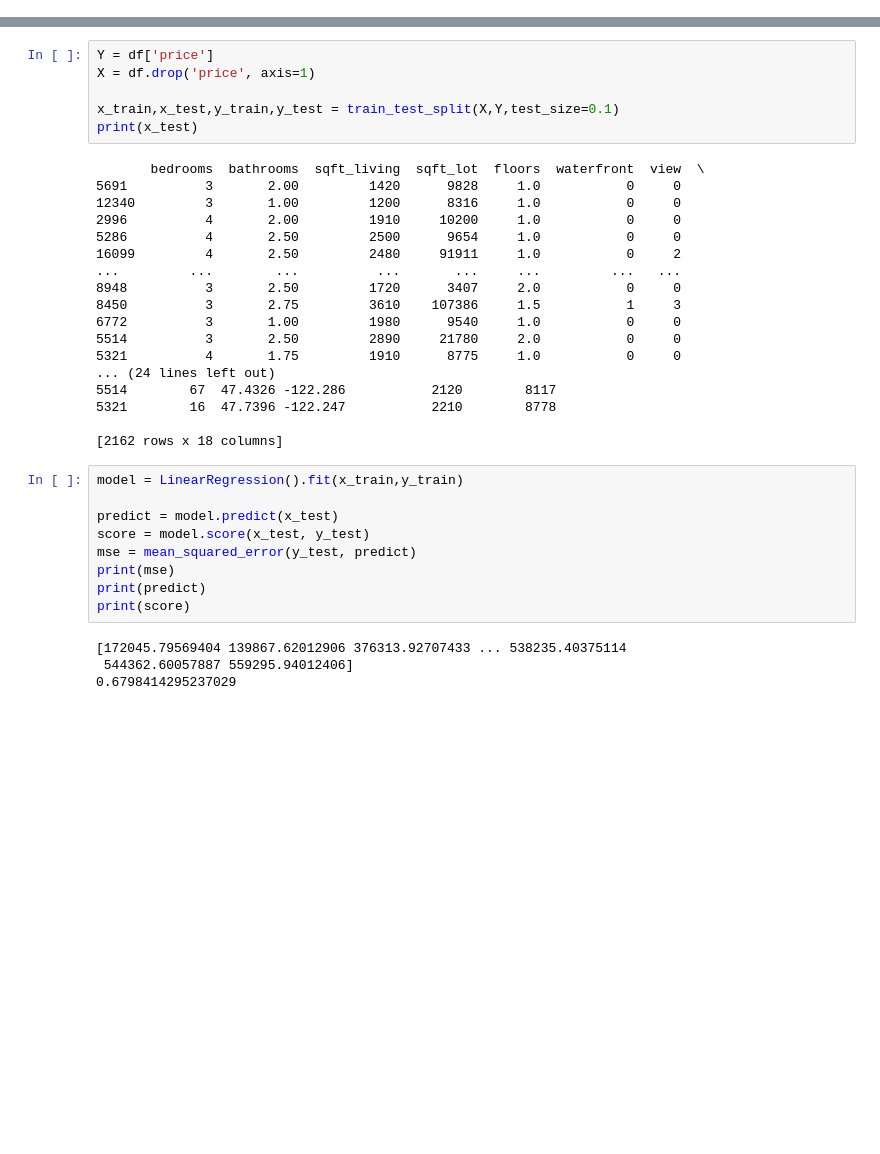
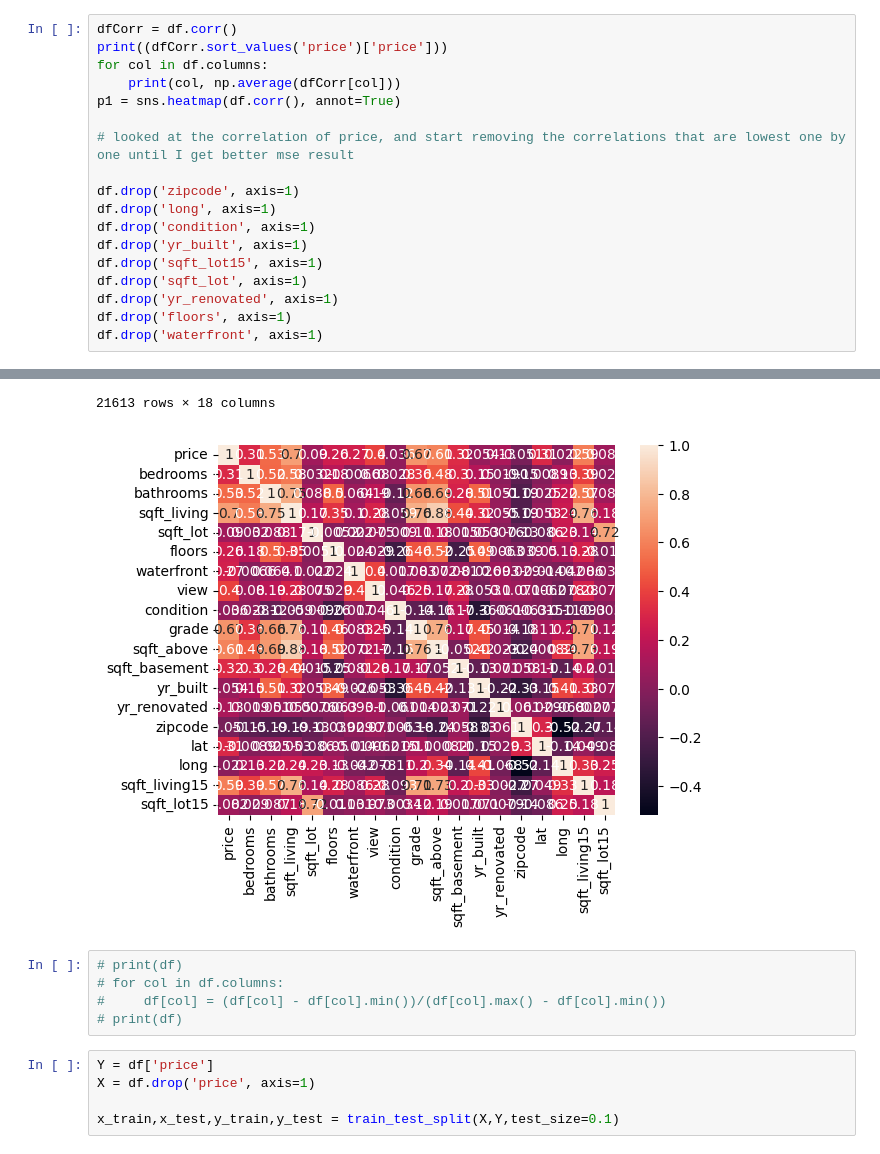
Before and after one commit to UdomP/Fall-2022, a Jupyter notebook: CIS 666 AI/Assignment_1/assignment_1_3.ipynb, the cells around one changed output, grey strips where cells are left out. Drawn from its saved outputs; the diff is of its cells as text; blank space fills up the shorter version.

```diff
--- a/CIS 666 AI/Assignment_1/assignment_1_3.ipynb
+++ b/CIS 666 AI/Assignment_1/assignment_1_3.ipynb
@@ -21,0 +19,19 @@ df['zipcode'] = le.fit_transform(df['zipcode'])
+# %%
+dfCorr = df.corr()
+print((dfCorr.sort_values('price')['price']))
+for col in df.columns:
+    print(col, np.average(dfCorr[col]))
+p1 = sns.heatmap(df.corr(), annot=True)
+
+# looked at the correlation of price, and start removing the correlations that are lowest one by one until I get better mse result
+
+df.drop('zipcode', axis=1)
+df.drop('long', axis=1)
+df.drop('condition', axis=1)
+df.drop('yr_built', axis=1)
+df.drop('sqft_lot15', axis=1)
+df.drop('sqft_lot', axis=1)
+df.drop('yr_renovated', axis=1)
+df.drop('floors', axis=1)
+df.drop('waterfront', axis=1)
+# %% [output]
@@ -22,37 +67,12 @@ df['zipcode'] = le.fit_transform(df['zipcode'])
+21613 rows × 18 columns
+[figure, added]
+# %%
+# print(df)
+# for col in df.columns:
+#     df[col] = (df[col] - df[col].min())/(df[col].max() - df[col].min())
+# print(df)
 # %%
 Y = df['price']
 X = df.drop('price', axis=1)
 
 x_train,x_test,y_train,y_test = train_test_split(X,Y,test_size=0.1)
-print(x_test)
-# %% [output]
-       bedrooms  bathrooms  sqft_living  sqft_lot  floors  waterfront  view  \
-5691          3       2.00         1420      9828     1.0           0     0
-12340         3       1.00         1200      8316     1.0           0     0
-2996          4       2.00         1910     10200     1.0           0     0
-5286          4       2.50         2500      9654     1.0           0     0
-16099         4       2.50         2480     91911     1.0           0     2
-...         ...        ...          ...       ...     ...         ...   ...
-8948          3       2.50         1720      3407     2.0           0     0
-8450          3       2.75         3610    107386     1.5           1     3
-6772          3       1.00         1980      9540     1.0           0     0
-5514          3       2.50         2890     21780     2.0           0     0
-5321          4       1.75         1910      8775     1.0           0     0
-... (24 lines left out)
-5514        67  47.4326 -122.286           2120        8117
-5321        16  47.7396 -122.247           2210        8778
-
-[2162 rows x 18 columns]
-# %%
-model = LinearRegression().fit(x_train,y_train)
-
-predict = model.predict(x_test)
-score = model.score(x_test, y_test)
-mse = mean_squared_error(y_test, predict)
-print(mse)
-print(predict)
-print(score)
-# %% [output]
-[172045.79569404 139867.62012906 376313.92707433 ... 538235.40375114
- 544362.60057887 559295.94012406]
-0.6798414295237029
```
Also changed, not shown: parts of 3 cells of this notebook, 1 other file.
